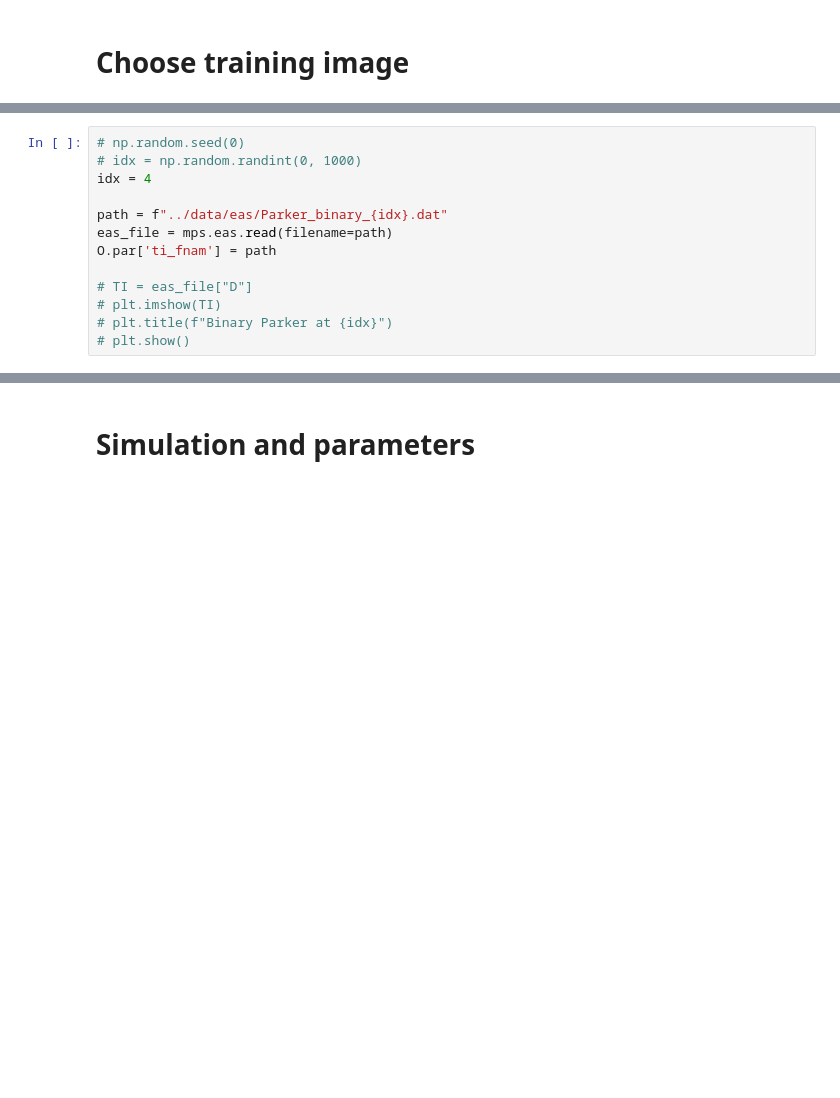
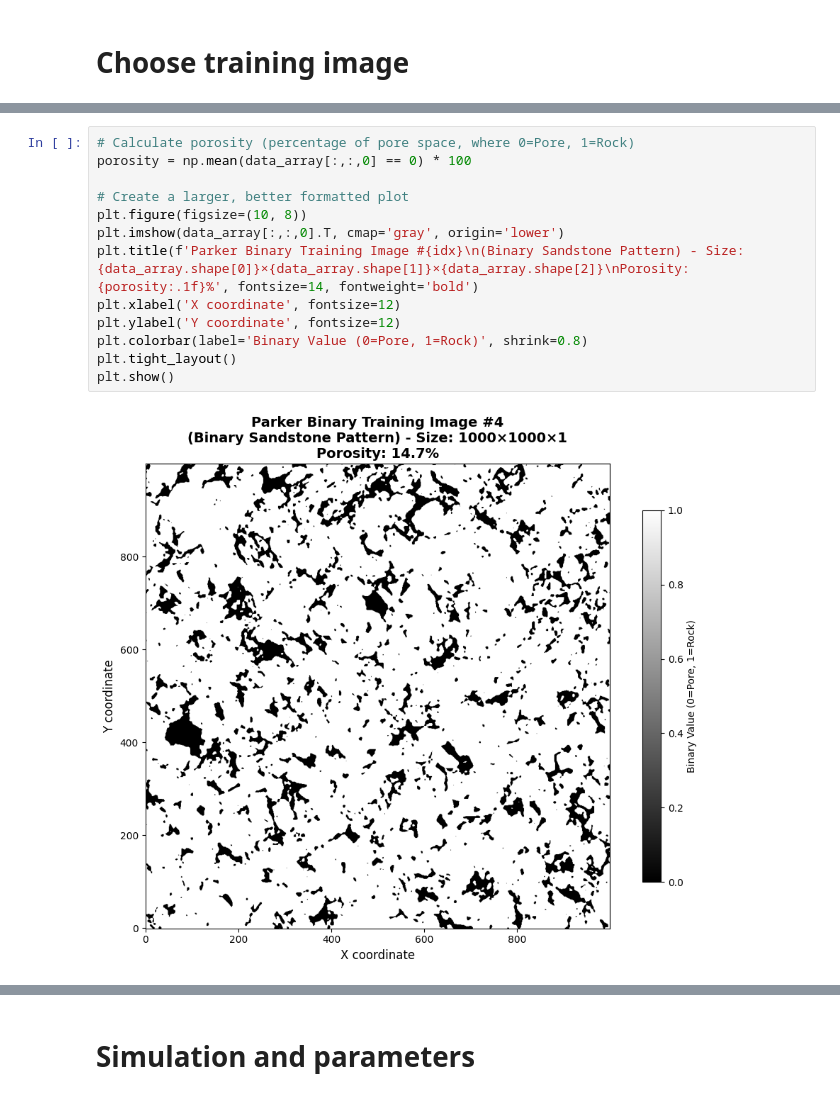
Before and after one commit to epedropaulo/multi-point-statistics, a Jupyter notebook: notebooks/mps_parker_binary.ipynb, the cells around one changed output, grey strips where cells are left out. Drawn from its saved outputs; the diff is of its cells as text; blank space fills up the shorter version.

```diff
--- a/notebooks/mps_parker_binary.ipynb
+++ b/notebooks/mps_parker_binary.ipynb
@@ -52,13 +62,15 @@ Using mps_snesim_tree installed in /home/pedro2/.local/lib/python3.10/site-packa
 # %%
-# np.random.seed(0)
-# idx = np.random.randint(0, 1000)
-idx = 4
+# Calculate porosity (percentage of pore space, where 0=Pore, 1=Rock)
+porosity = np.mean(data_array[:,:,0] == 0) * 100
 
-path = f"../data/eas/Parker_binary_{idx}.dat"
-eas_file = mps.eas.read(filename=path)
-O.par['ti_fnam'] = path
-
-# TI = eas_file["D"]
-# plt.imshow(TI)
-# plt.title(f"Binary Parker at {idx}")
-# plt.show()
+# Create a larger, better formatted plot
+plt.figure(figsize=(10, 8))
+plt.imshow(data_array[:,:,0].T, cmap='gray', origin='lower')
+plt.title(f'Parker Binary Training Image #{idx}\n(Binary Sandstone Pattern) - Size: {data_array.shape[0]}×{data_array.shape[1]}×{data_array.shape[2]}\nPorosity: {porosity:.1f}%', fontsize=14, fontweight='bold')
+plt.xlabel('X coordinate', fontsize=12)
+plt.ylabel('Y coordinate', fontsize=12)
+plt.colorbar(label='Binary Value (0=Pore, 1=Rock)', shrink=0.8)
+plt.tight_layout()
+plt.show()
+# %% [output]
+[figure, added]
```
Also changed, not shown: parts of 12 cells of this notebook, 4 other files.
